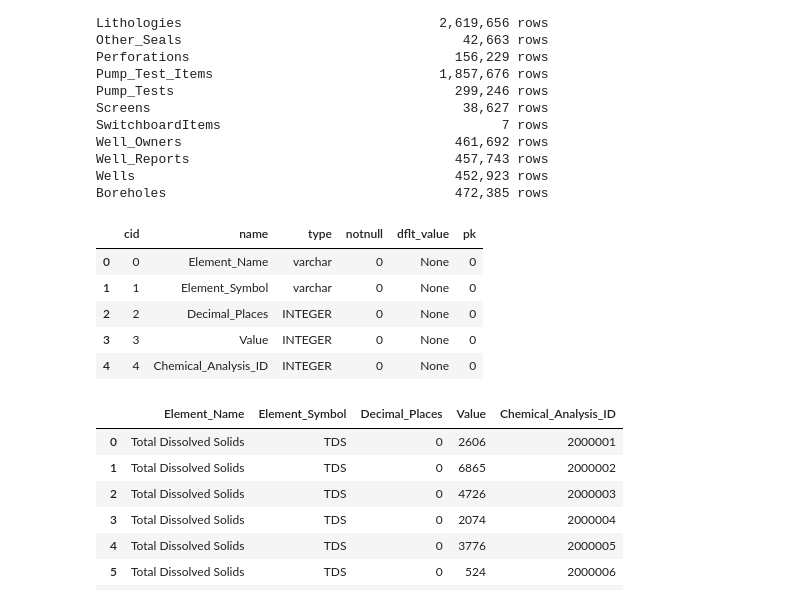
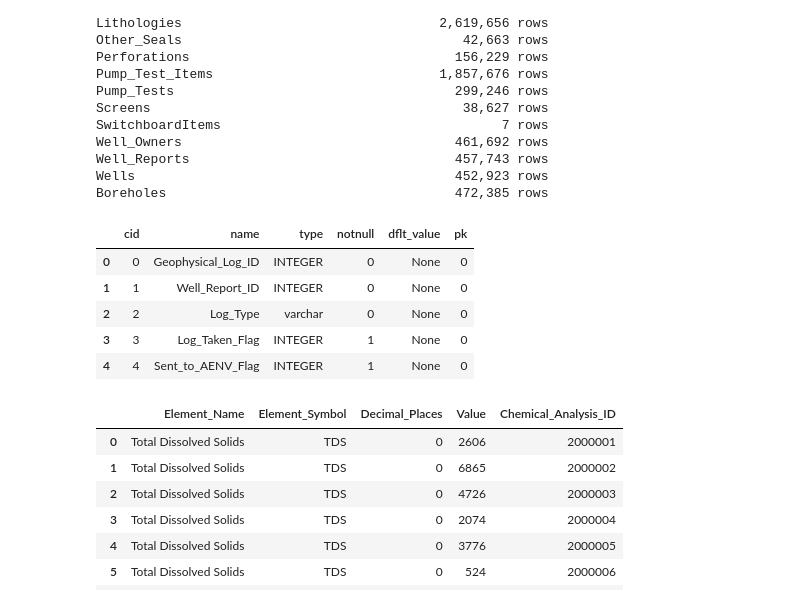
Before and after one commit to 2spi/groundwater, a Jupyter notebook: notebooks/00_data_download/awwid.ipynb, the cells around one changed output. Cells and saved outputs as stored; diff of their text form; code cells hidden in the pictures.

```diff
--- a/notebooks/00_data_download/awwid.ipynb
+++ b/notebooks/00_data_download/awwid.ipynb
@@ -66,14 +66,14 @@ Well_Reports                                  457,743 rows
 Wells                                         452,923 rows
 Boreholes                                     472,385 rows
 # %%
-pd.read_sql('PRAGMA table_info("Analysis_Items")', con)
+pd.read_sql('PRAGMA table_info("Geophysical_Logs")', con)
 # %% [output]
 |  | cid | name | type | notnull | dflt_value | pk |
-| 0 | 0 | Element_Name | varchar | 0 | None | 0 |
-| 1 | 1 | Element_Symbol | varchar | 0 | None | 0 |
-| 2 | 2 | Decimal_Places | INTEGER | 0 | None | 0 |
-| 3 | 3 | Value | INTEGER | 0 | None | 0 |
-| 4 | 4 | Chemical_Analysis_ID | INTEGER | 0 | None | 0 |
+| 0 | 0 | Geophysical_Log_ID | INTEGER | 0 | None | 0 |
+| 1 | 1 | Well_Report_ID | INTEGER | 0 | None | 0 |
+| 2 | 2 | Log_Type | varchar | 0 | None | 0 |
+| 3 | 3 | Log_Taken_Flag | INTEGER | 1 | None | 0 |
+| 4 | 4 | Sent_to_AENV_Flag | INTEGER | 1 | None | 0 |
 # %%
 pd.read_sql('SELECT * FROM "Analysis_Items" LIMIT 20', con)
 # %% [output]
```
Also changed, not shown: parts of 9 cells of this notebook.
